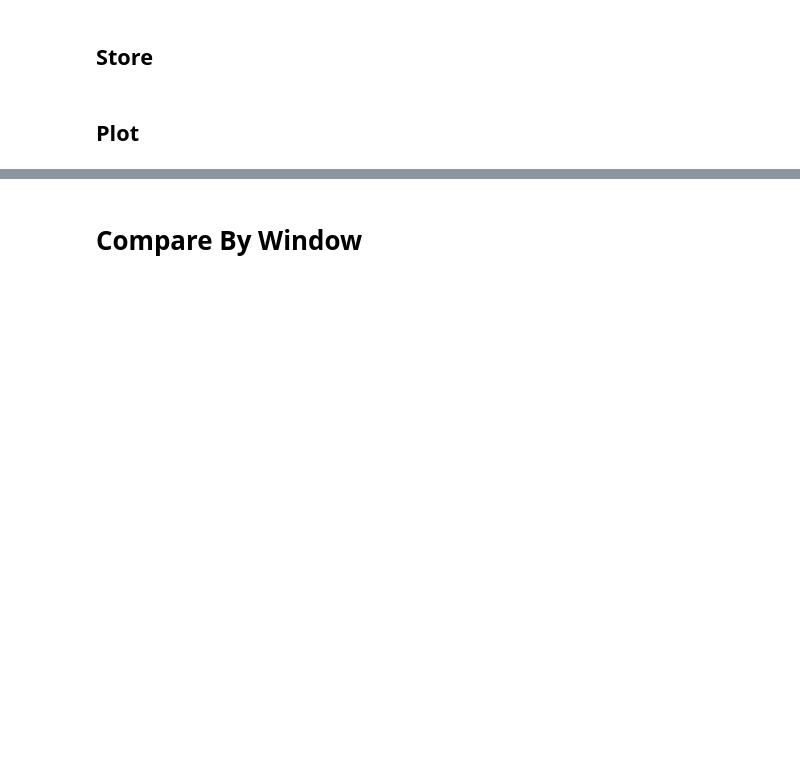
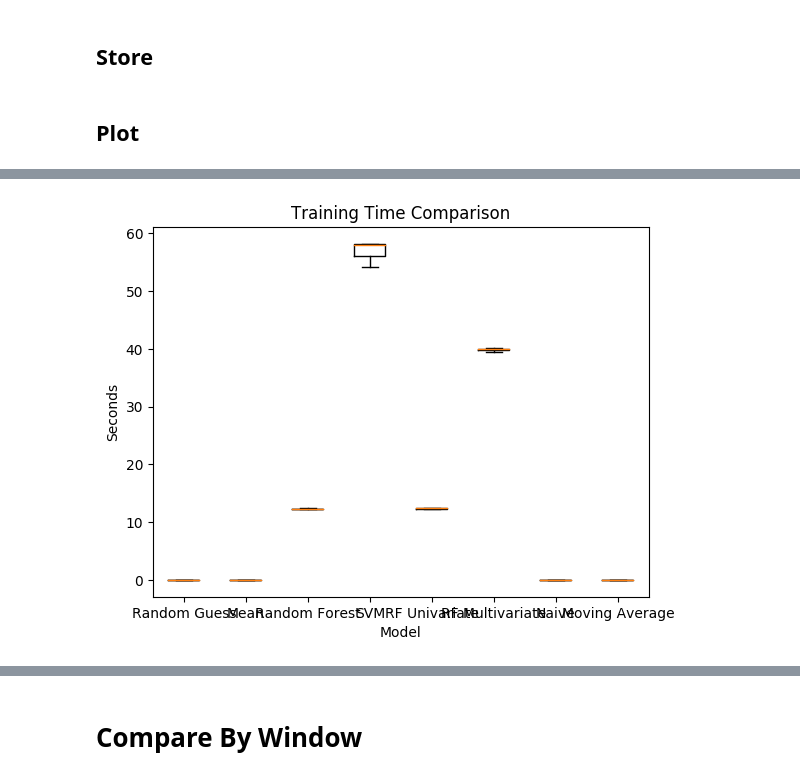
Before and after one commit to claudiosegala/traffic-flow-prediction, a Jupyter notebook: code/tcc.ipynb, the cells around one changed output, grey strips where cells are left out. Cells and saved outputs as stored; diff of their text form; code cells hidden in the pictures; blank space fills up the shorter version.

```diff
--- a/code/tcc.ipynb
+++ b/code/tcc.ipynb
@@ -222,7 +226,7 @@ def plot_performance_bar(i, y_label, title):
   plt.show()
   plt.close('all')
 # %%
-def plot_performance_box(i, y_label, title):
+def plot_performance_box(metric, y_label, title):
   path = f"{TCC_PATH}plots/performances/boxes/{title}"
 
   fig, ax_plot = plt.subplots()
@@ -231,8 +235,8 @@ def plot_performance_box(i, y_label, title):
   ax_plot.set_xlabel('Model')
   ax_plot.set_ylabel(y_label)
 
-  bplot = ax_plot.boxplot([v[i] for v in results.values()])
-  ax_plot.set_xticklabels(list(results.keys()))
+  bplot = ax_plot.boxplot([v['raw'][metric] for v in result_data['results'].values()])
+  ax_plot.set_xticklabels(list(result_data['results'].keys()))
 
   plt.savefig(path + ".png", bbox_inches='tight')
   plt.savefig(path + ".pdf")
@@ -815,3 +867,5 @@ plot_performance_bar(0, 'Seconds', 'Training Time Comparison')
 # %%
-plot_performance_box(0, 'Seconds', 'Training Time Comparison')
+plot_performance_box('TIME', 'Seconds', 'Training Time Comparison')
+# %% [output]
+[figure, added]
 # %%
```
Also changed, not shown: parts of 35 cells of this notebook.
